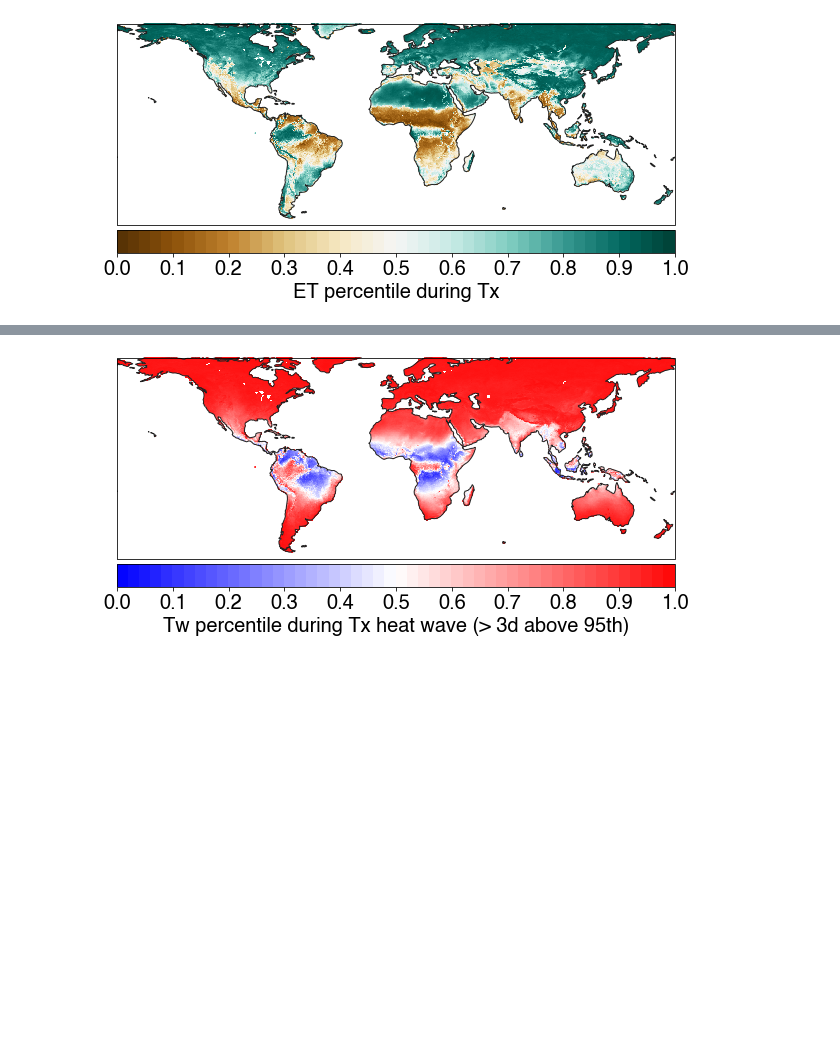
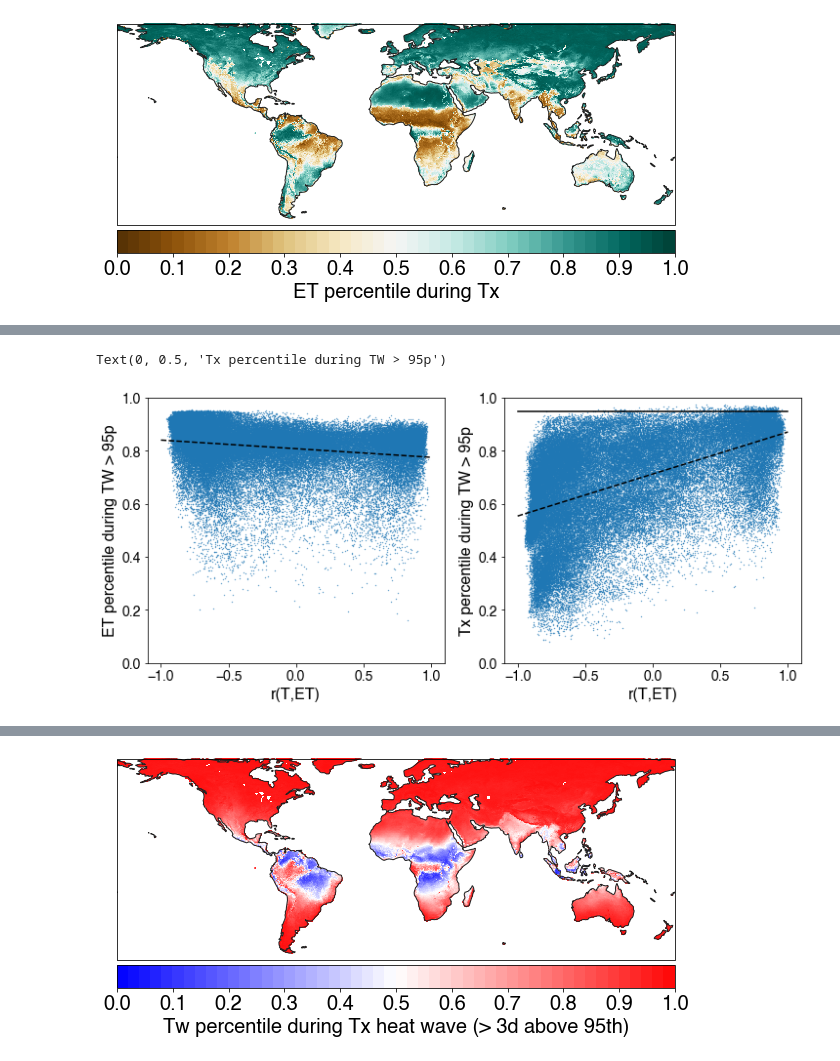
Before and after one commit to ecoffel/2021-heat, a Jupyter notebook: ex_heatwave_days.ipynb, the cells around one changed output, grey strips where cells are left out. Drawn from its saved outputs; the diff is of its cells as text; code cells hidden in the pictures; blank space fills up the shorter version.

```diff
--- a/ex_heatwave_days.ipynb
+++ b/ex_heatwave_days.ipynb
@@ -276,0 +299,6 @@ cb.set_label('ET percentile during Tx', fontsize=20)
+# %%
+lat_global_ind = np.arange(lat.size)
+lat_nh_ind = np.where(lat>=30)[0]
+# lat_subtropics_ind = np.where(((lat>=15) & (lat<=30)) | ((lat <= -15) & (lat >= -30)))[0]
+lat_tropics_ind = np.where((lat<30) & (lat>-30))[0]
+lat_sh_ind = np.where((lat <= -30) & (lat > -60))[0]
@@ -276,0 +327,30 @@ cb.set_label('ET percentile during Tx', fontsize=20)
+# %%
+nn = np.where((~np.isnan(t_et_1d)) & (~np.isnan(hw_perc_tx_during_tw_95_1d)))[0]
+X = sm.add_constant(t_et_1d[nn])
+mdl = sm.OLS(hw_perc_tx_during_tw_95_1d[nn], X).fit()
+
+nn = np.where((~np.isnan(t_et_1d)) & (~np.isnan(hw_perc_et_during_tw_95_1d)))[0]
+X = sm.add_constant(t_et_1d[nn])
+mdl_et = sm.OLS(hw_perc_et_during_tw_95_1d[nn], X).fit()
+# %%
+fig, ax = plt.subplots(1,2, figsize=(12,5))
+
+ax[0].set_ylim([0, 1])
+ax[0].scatter(t_et_1d, hw_perc_et_during_tw_95_1d,s=.1)
+x1 = -1
+x2 = 1
+ax[0].plot([x1,x2], [mdl_et.params[0]+x1*mdl_et.params[1], mdl_et.params[0]+x2*mdl_et.params[1]], '--k')
+ax[0].set_xlabel('r(T,ET)')
+ax[0].set_ylabel('ET percentile during TW > 95p')
+
+ax[1].set_ylim([0, 1])
+ax[1].scatter(t_et_1d, hw_perc_tx_during_tw_95_1d,s=.1)
+x1 = -1
+x2 = 1
+ax[1].plot([x1,x2], [mdl.params[0]+x1*mdl.params[1], mdl.params[0]+x2*mdl.params[1]], '--k')
+ax[1].plot([x1,x2], [.95, .95], '-k')
+ax[1].set_xlabel('r(T,ET)')
+ax[1].set_ylabel('Tx percentile during TW > 95p')
+# %% [output]
+Text(0, 0.5, 'Tx percentile during TW > 95p')
+[figure, added]
```
Also changed, not shown: parts of 18 cells of this notebook, 3 other files.
